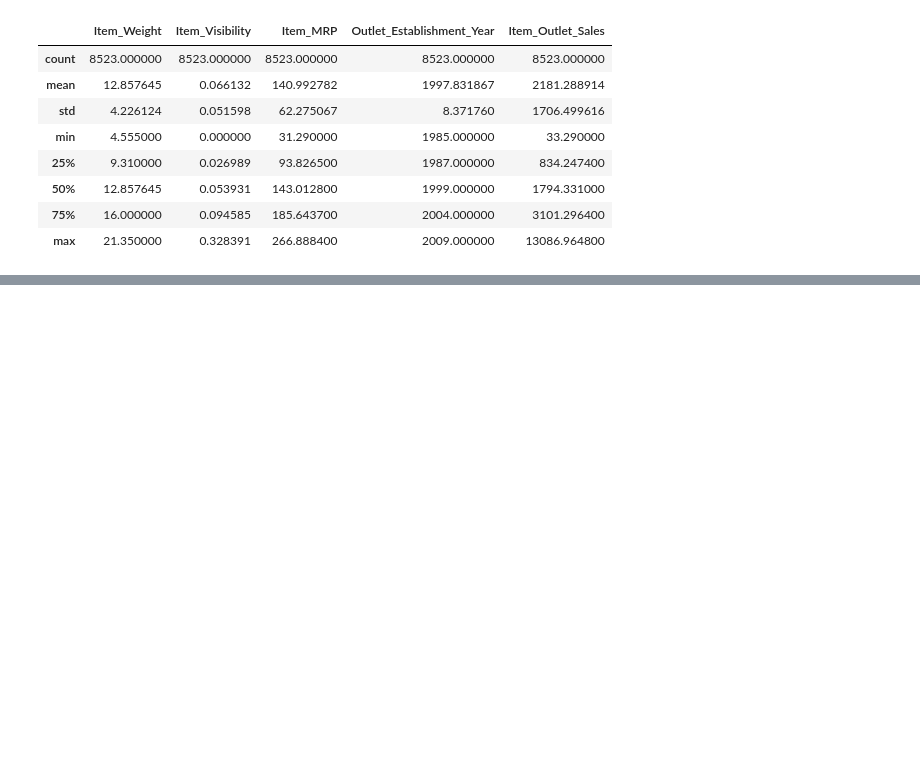
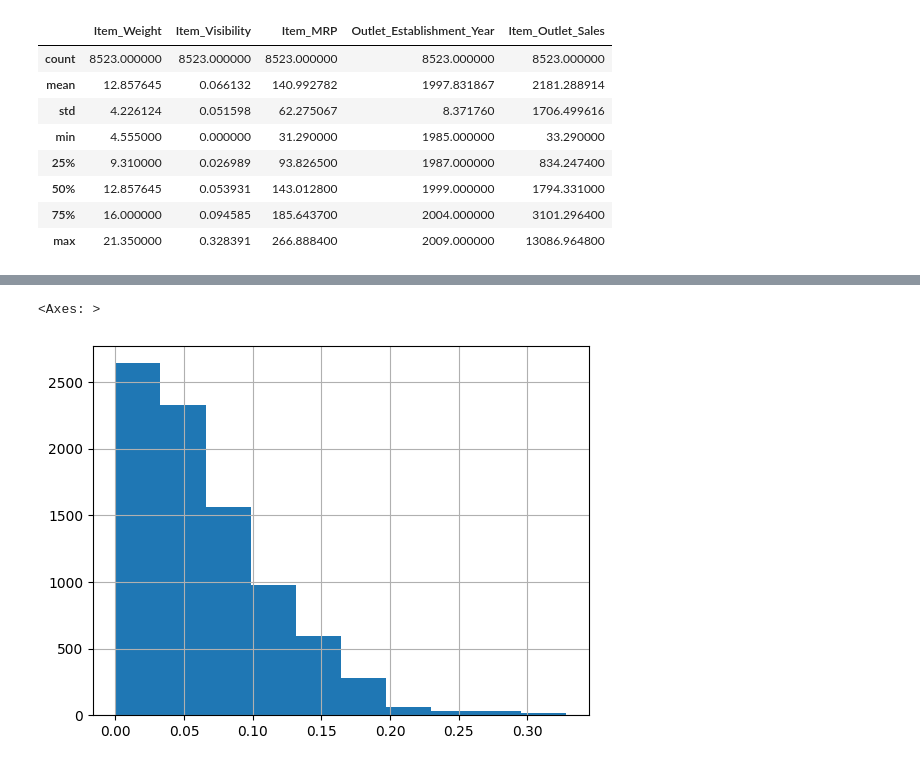
Before and after one commit to Mbacanudo/prediccion_ventas, a Jupyter notebook: Prediccion_de_ventas.ipynb, the cells around one changed output, grey strips where cells are left out. Drawn from its saved outputs; the diff is of its cells as text; code cells hidden in the pictures; blank space fills up the shorter version.

```diff
--- a/Prediccion_de_ventas.ipynb
+++ b/Prediccion_de_ventas.ipynb
@@ -139,0 +171,5 @@ df[["Item_Weight","Item_Visibility","Item_MRP","Outlet_Establishment_Year","Item
+# %%
+df["Item_Visibility"].hist()
+# %% [output]
+<Axes: >
+[figure, added]
```
Also changed, not shown: parts of 14 cells of this notebook.
